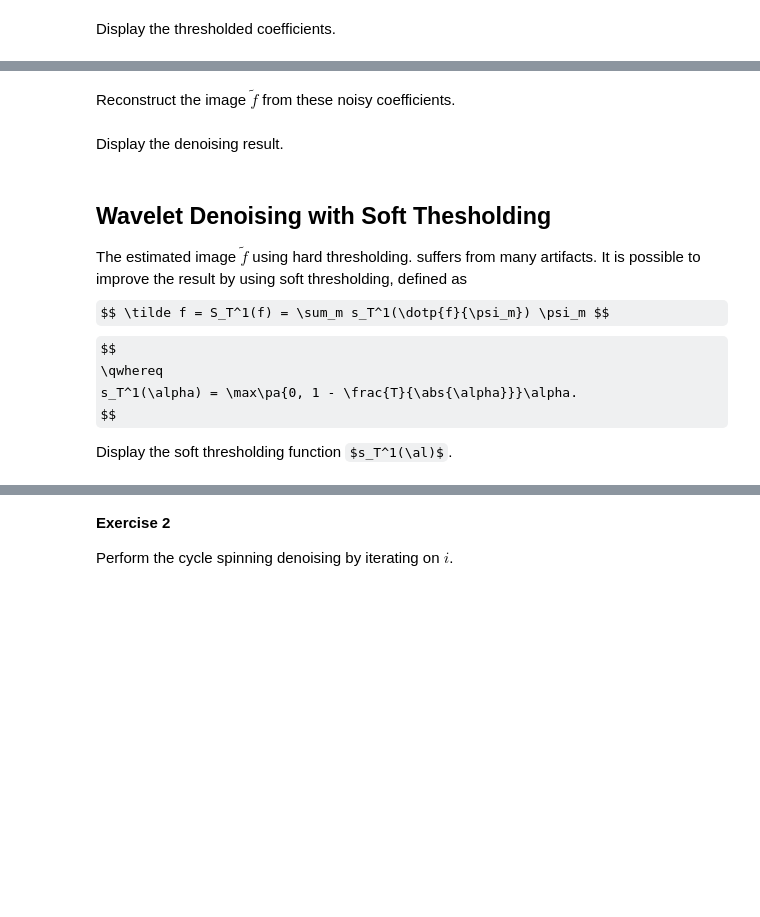
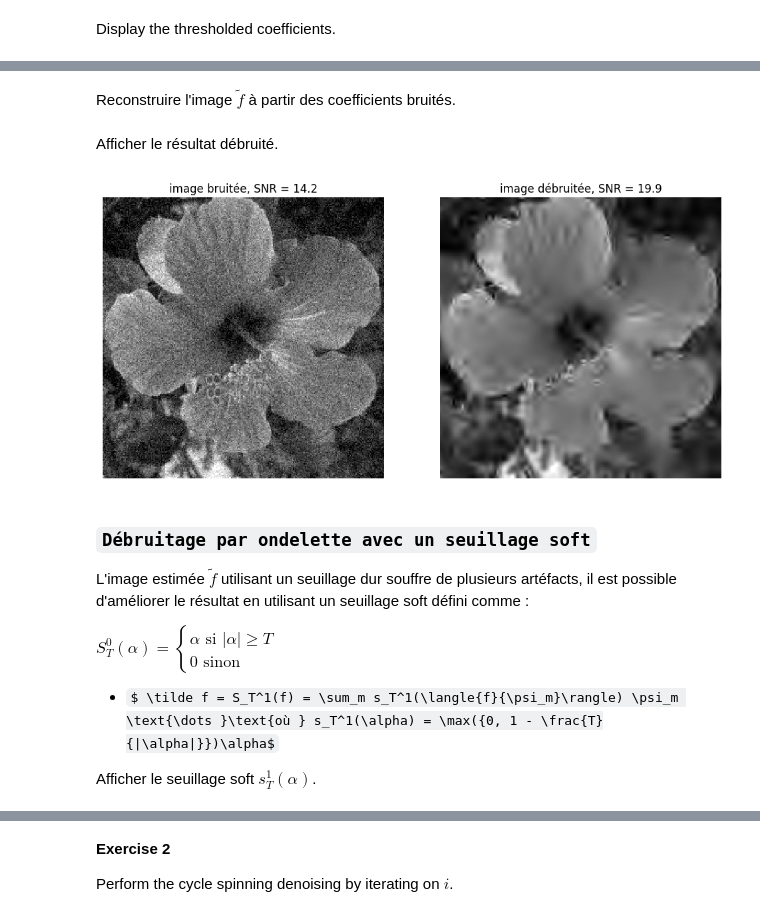
Before and after one commit to Borleo/2_M2_IAFA, a Jupyter notebook: TP_M2IAFA/TP_M2_IMGCMPT/TP23_Imagerie_Computationnelle/2_Wavelet Denoising /Image Denoising with Wavelets/denoisingwav_2_wavelet_2d.ipynb, the cells around one changed output, grey strips where cells are left out. Cells and saved outputs as stored; diff of their text form; code cells hidden in the pictures; some formulas as TeX source; blank space fills up the shorter version.

```diff
--- a/TP_M2IAFA/TP_M2_IMGCMPT/TP23_Imagerie_Computationnelle/2_Wavelet Denoising /Image Denoising with Wavelets/denoisingwav_2_wavelet_2d.ipynb
+++ b/TP_M2IAFA/TP_M2_IMGCMPT/TP23_Imagerie_Computationnelle/2_Wavelet Denoising /Image Denoising with Wavelets/denoisingwav_2_wavelet_2d.ipynb
@@ -213,7 +207,7 @@ def denoise_wavelet2D_visu(y, wavelet='sym13', J=3, mode='hard'):
 
     coeffs_thresh = [cA] + new_details
     y_rec = pywt.waverec2(coeffs_thresh, wavelet=wavelet)
-    return y_rec, T, sigma
+    return y_rec, T, sigma,
 # %%
 y_rec_2d, T, sigma = denoise_wavelet2D_visu(y, wavelet=wavelet, J=J, mode='hard')
 print(f"nombre maximal de niveaux de décomposition : {J}, T : {T:.4f}, sigma : {sigma:.4f}")
@@ -309,9 +306,4 @@ Sur le graphe, nous voyons la concaténation des blocs $([cA_J, cD_1, cD_2, \dot
 - La partie centrale “plate” proche de 0, avec beaucoup de petites oscillations, montre que la plupart des coefficients sont petits (souvent assimilables à du bruit), ce qui justifie le seuillage pour le débruitage.
-# %%
-# 2D image : f is 2D array
-coeffs_ti_2d = pywt.wavedec2(y, wavelet=wavelet, level=Jmin+1)
-# reconstruction correspondante
-y_rec_2d = pywt.waverec2(coeffs_ti_2d, wavelet=wavelet)
 # %%
 import matplotlib.pyplot as plt
 
@@ -367,3 +428,3 @@ plot_wavelet(aT, Jmin)
 # %% [markdown]
-Reconstruct the image $\tilde f$ from these noisy coefficients.
+Reconstruire l'image $\tilde f$ à partir des coefficients bruités.
 # %%
@@ -371,21 +433,20 @@ fHard = perform_wavelet_transf(aT, Jmin, -1, options)
 # %% [markdown]
-Display the denoising result.
+Afficher le résultat débruité.
 # %%
-imageplot(clamp(fHard), strcat(['Hard denoising, SNR = ' num2str(snr(f0, fHard), 3)]))
+plt.figure(figsize=(12, 12))
+imageplot(clamp(y), f"image bruitée, SNR = {snr(f0, y):.3g}", [1, 2, 1])
+imageplot(clamp(y_rec_2d), f"image débruitée, SNR = {snr(f0, y_rec):.3g}", [1, 2, 2])
+plt.show()
+# %% [output]
+[figure, added]
 # %% [markdown]
-Wavelet Denoising with Soft Thesholding
----------------------------------------
-The estimated image $\tilde f$ using hard thresholding.
-suffers from many artifacts. It is
-possible to improve the result by using soft thresholding,
-defined as
-$$ \tilde f = S_T^1(f) = \sum_m s_T^1(\dotp{f}{\psi_m}) \psi_m $$
-$$
-      \qwhereq
-      s_T^1(\alpha) = \max\pa{0, 1 - \frac{T}{\abs{\alpha}}}\alpha.
-$$
+### `Débruitage par ondelette avec un seuillage soft`
 
+L'image estimée $\tilde f$ utilisant un seuillage dur souffre de plusieurs artéfacts, il est possible d'améliorer le résultat en utilisant un seuillage soft défini comme :
 
+$ S_T^0(\alpha) = \left\{ \begin{array}{ll}  \alpha  \text{ si } |\alpha| \ge T\\ 0 \text{ sinon } \end{array} \right.$
 
-Display the soft thresholding function $s_T^1(\al)$.
+ - $ \tilde f = S_T^1(f) = \sum_m s_T^1(\langle{f}{\psi_m}\rangle) \psi_m \text{\dots }\text{où } s_T^1(\alpha) = \max({0, 1 - \frac{T}{|\alpha|}})\alpha$
+
+Afficher le seuillage soft $s_T^1(\alpha)$.
 # %%
```
Also changed, not shown: parts of 61 cells of this notebook.
